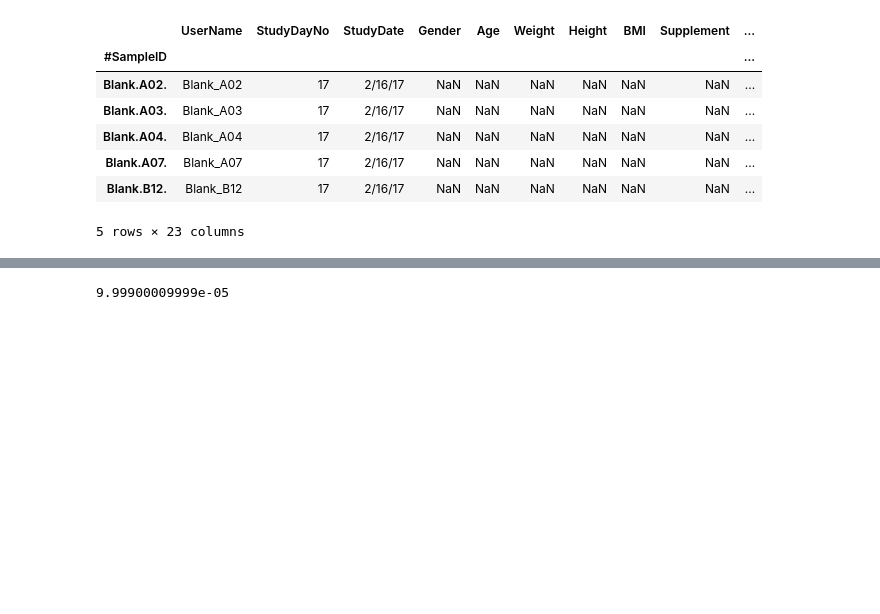
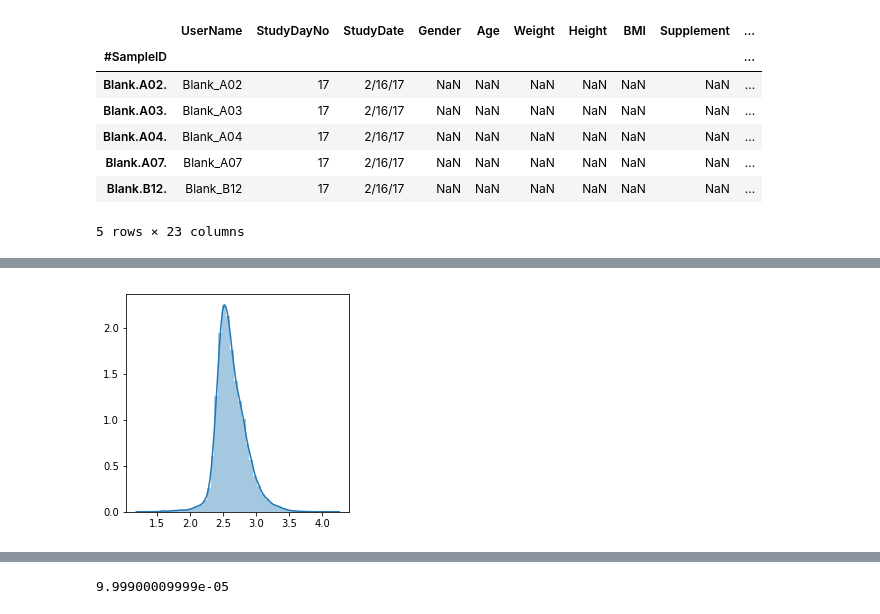
Before and after one commit to knights-lab/foodworks, a Jupyter notebook: notebooks/Significant Time Association.ipynb, the cells around one changed output, grey strips where cells are left out. Drawn from its saved outputs; the diff is of its cells as text; code cells hidden in the pictures; blank space fills up the shorter version.

Commit message:
Added a lot of data files.

```diff
--- a/notebooks/Significant Time Association.ipynb
+++ b/notebooks/Significant Time Association.ipynb
@@ -96,0 +104,13 @@ save_plot(fig, 'ordermatters_hist')
+# %%
+# Load up the distance matrix
+df_distance_tree = pd.read_csv("../data/buttiques.dm.txt", sep=' ', index_col=None)
+# Reflect lower triangle to upper triangle
+#for i in range(df_distance.shape[0]):
+#    for j in range(i, df_distance.shape[1]):
+#        df_distance.iloc[i, j] = df_distance.iloc[j, i]
+# Why are some values greater than 100?
+#print(np.sum(df_distance.values <= 100, axis=1))
+
+#df_distance.values[df_distance.values >= 100] = df_distance.values[df_distance.values >= 100] - 100
+df_distance_tree.index = df_distance_tree.columns
+df_distance_tree.head()
@@ -96,0 +160,8 @@ save_plot(fig, 'ordermatters_hist')
+# %%
+fig, ax = plt.subplots()
+values = np.triu(df_distance_tree.values)
+values = values[values > 0].flatten()
+sns.distplot(values, ax=ax)
+save_plot(fig, 'tree_distribution_distances')
+# %% [output]
+[figure, added]
```
Also changed, not shown: parts of 9 cells of this notebook, 21 other files.
